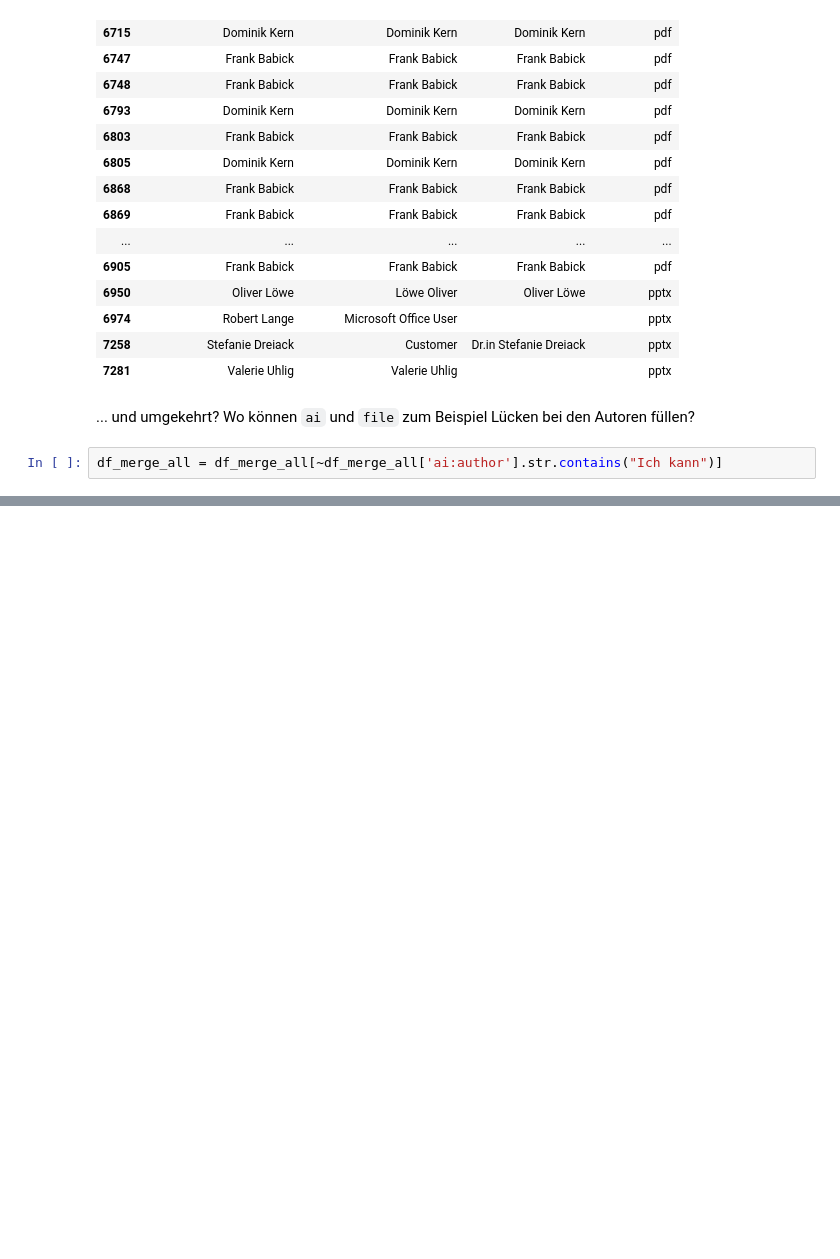
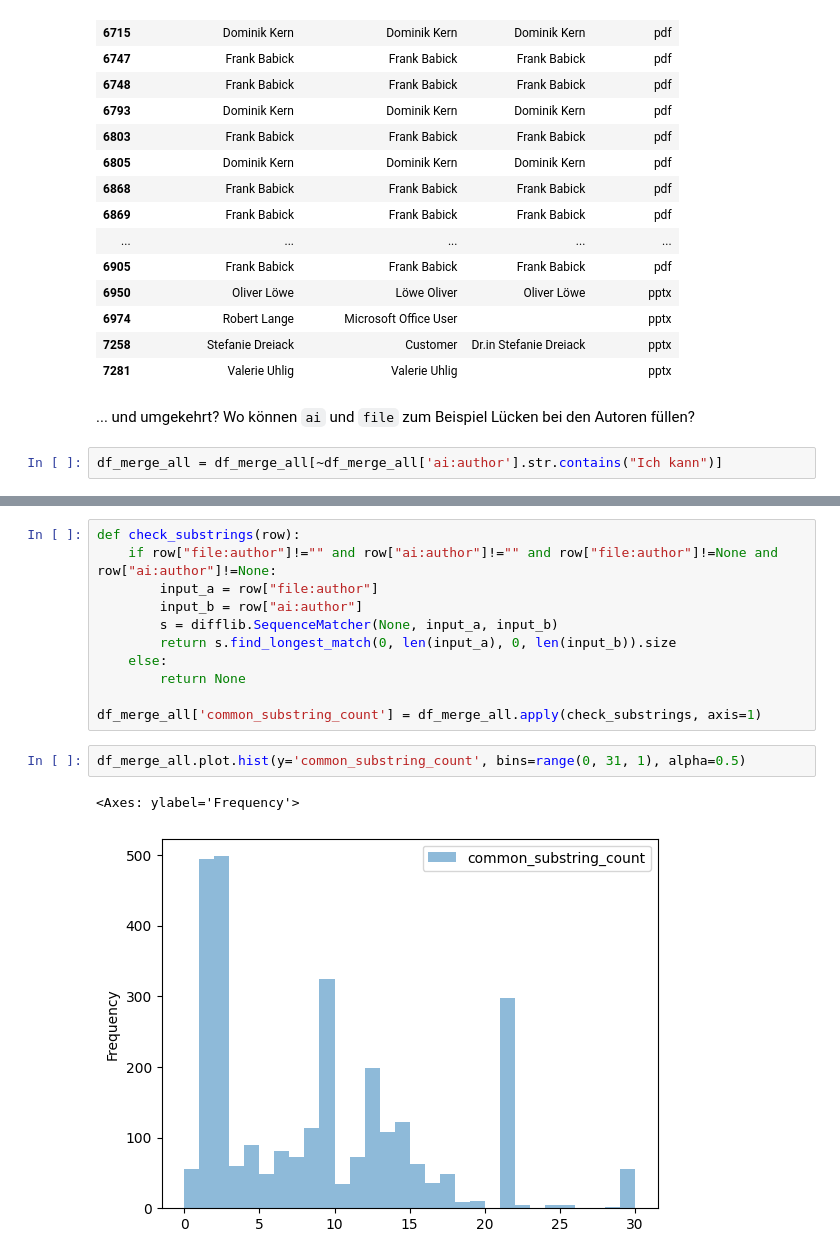
Before and after one commit to TUBAF-IFI-ConnectedLecturer/Data_analysis, a Jupyter notebook: OPAL_MetaData/evaluate_metadata_extraction.ipynb, the cells around one changed output, grey strips where cells are left out. Saved outputs shown, nothing was run; the diff lists cells and outputs as text; blank space fills up the shorter version.

```diff
--- a/OPAL_MetaData/evaluate_metadata_extraction.ipynb
+++ b/OPAL_MetaData/evaluate_metadata_extraction.ipynb
@@ -232 +236,17 @@ df_merge_all[ (df_merge_all["opal:creator"]=="") &
+# %%
+def check_substrings(row):
+    if row["file:author"]!="" and row["ai:author"]!="" and row["file:author"]!=None and row["ai:author"]!=None:
+        input_a = row["file:author"]
+        input_b = row["ai:author"]
+        s = difflib.SequenceMatcher(None, input_a, input_b)
+        return s.find_longest_match(0, len(input_a), 0, len(input_b)).size
+    else:
+        return None
+
+df_merge_all['common_substring_count'] = df_merge_all.apply(check_substrings, axis=1)
+# %%
+df_merge_all.plot.hist(y='common_substring_count', bins=range(0, 31, 1), alpha=0.5)
+# %% [output]
+<Axes: ylabel='Frequency'>
+[figure, added]
 # %%
```
Also changed, not shown: parts of 6 cells of this notebook.
